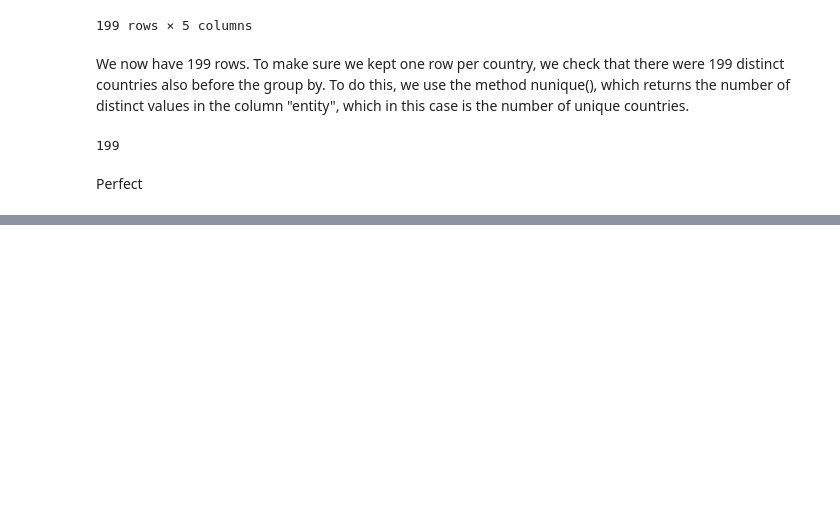
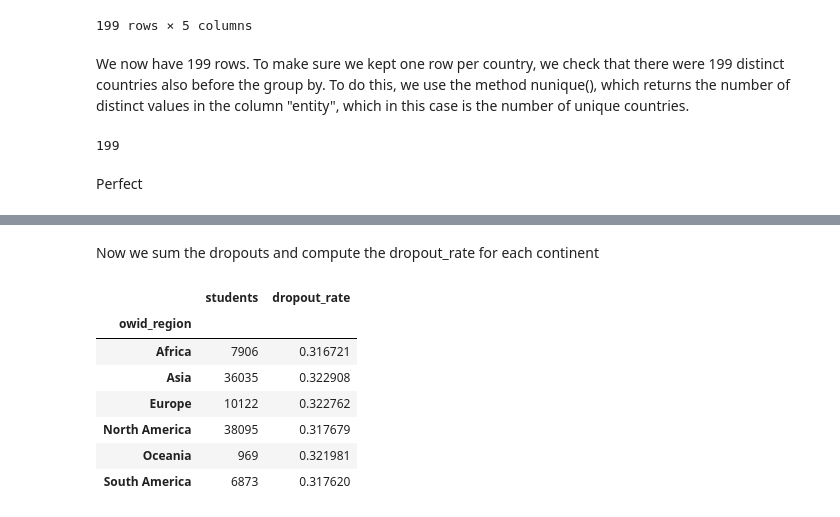
Before and after one commit to reneefarinelli/Farinelli_project, a Jupyter notebook: project_science.ipynb, the cells around one changed output, grey strips where cells are left out. Cells and saved outputs as stored; diff of their text form; code cells hidden in the pictures; blank space fills up the shorter version.

```diff
--- a/project_science.ipynb
+++ b/project_science.ipynb
@@ -588,0 +687,4 @@ Perfect
+# %%
+continent = students_gdp.groupby('owid_region')
+continent_table = pd.DataFrame({"students": continent.size()})
+continent_table
@@ -588,0 +700,16 @@ Perfect
+# %% [markdown]
+Now we sum the dropouts and compute the dropout_rate for each continent
+# %%
+dropouts = continent['dropout'].sum()
+
+continent_table['dropout_rate'] = (dropouts / continent_table['students'])
+continent_table
+# %% [output]
+|  | students | dropout_rate |
+| owid_region |  |  |
+| Africa | 7906 | 0.316721 |
+| Asia | 36035 | 0.322908 |
+| Europe | 10122 | 0.322762 |
+| North America | 38095 | 0.317679 |
+| Oceania | 969 | 0.321981 |
+| South America | 6873 | 0.317620 |
```
Also changed, not shown: parts of 14 cells of this notebook.
